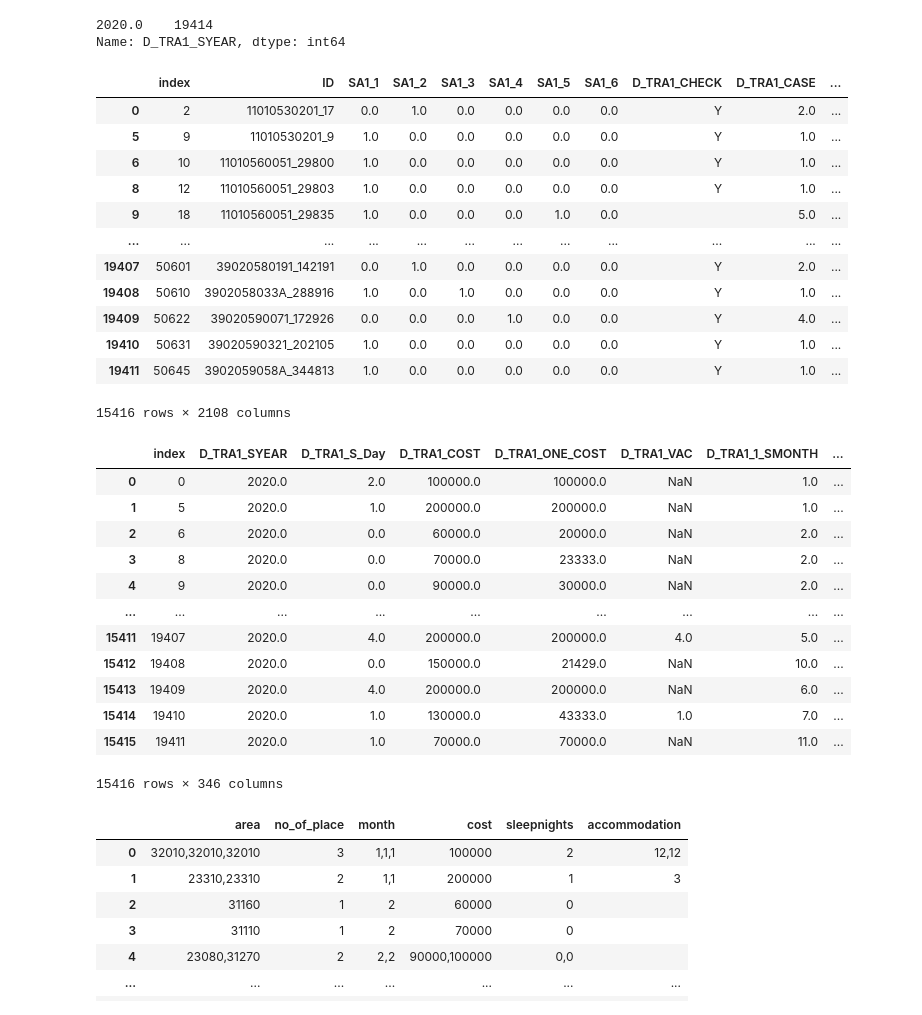
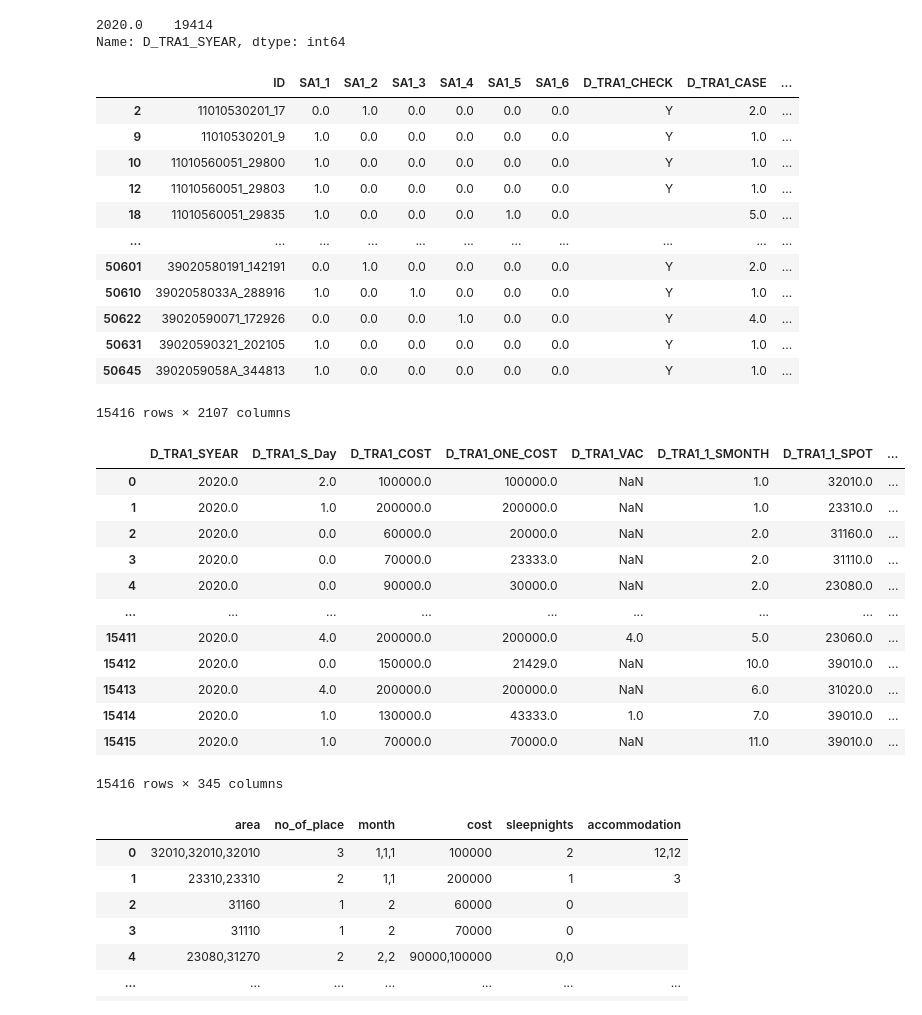
Before and after one commit to syshin0116/Dacon-Basic-Chuseok-Gift-Demand-Prediction-AI-Competition, a Jupyter notebook: 문화체육관광부/국내여행_전처리_정리.ipynb, the cells around one changed output. Cells and saved outputs as stored; diff of their text form; code cells hidden in the pictures.

```diff
--- a/문화체육관광부/국내여행_전처리_정리.ipynb
+++ b/문화체육관광부/국내여행_전처리_정리.ipynb
@@ -47,6 +47,6 @@ df.shape ## shape 확인
 (50710, 2107)
 # %%
 ##input 년도에 여행한 사람만 추출하기 전 확인
-year = int(input("년도입력:"))
+year = 2020 ##년도
 df.iloc[50:100,1:15][df['D_TRA1_SYEAR']==year]
 # %% [output]
@@ -85,19 +83,19 @@ df = df[(df['SA1_1']!=0) | (df['SA1_2']!=0.0) | (df['SA1_4']!=0)]
 df = df[(df['A12']>=3) & (df['A13']>=3)]
 df
 # %% [output]
-|  | index | ID | SA1_1 | SA1_2 | SA1_3 | SA1_4 | SA1_5 | SA1_6 | D_TRA1_CHECK | D_TRA1_CASE | ... |
-| 0 | 2 | 11010530201_17 | 0.0 | 1.0 | 0.0 | 0.0 | 0.0 | 0.0 | Y | 2.0 | ... |
-| 5 | 9 | 11010530201_9 | 1.0 | 0.0 | 0.0 | 0.0 | 0.0 | 0.0 | Y | 1.0 | ... |
-| 6 | 10 | 11010560051_29800 | 1.0 | 0.0 | 0.0 | 0.0 | 0.0 | 0.0 | Y | 1.0 | ... |
-| 8 | 12 | 11010560051_29803 | 1.0 | 0.0 | 0.0 | 0.0 | 0.0 | 0.0 | Y | 1.0 | ... |
-| 9 | 18 | 11010560051_29835 | 1.0 | 0.0 | 0.0 | 0.0 | 1.0 | 0.0 |  | 5.0 | ... |
-| ... | ... | ... | ... | ... | ... | ... | ... | ... | ... | ... | ... |
-| 19407 | 50601 | 39020580191_142191 | 0.0 | 1.0 | 0.0 | 0.0 | 0.0 | 0.0 | Y | 2.0 | ... |
-| 19408 | 50610 | 3902058033A_288916 | 1.0 | 0.0 | 1.0 | 0.0 | 0.0 | 0.0 | Y | 1.0 | ... |
-| 19409 | 50622 | 39020590071_172926 | 0.0 | 0.0 | 0.0 | 1.0 | 0.0 | 0.0 | Y | 4.0 | ... |
-| 19410 | 50631 | 39020590321_202105 | 1.0 | 0.0 | 0.0 | 0.0 | 0.0 | 0.0 | Y | 1.0 | ... |
-| 19411 | 50645 | 3902059058A_344813 | 1.0 | 0.0 | 0.0 | 0.0 | 0.0 | 0.0 | Y | 1.0 | ... |
+|  | ID | SA1_1 | SA1_2 | SA1_3 | SA1_4 | SA1_5 | SA1_6 | D_TRA1_CHECK | D_TRA1_CASE | ... |
+| 2 | 11010530201_17 | 0.0 | 1.0 | 0.0 | 0.0 | 0.0 | 0.0 | Y | 2.0 | ... |
+| 9 | 11010530201_9 | 1.0 | 0.0 | 0.0 | 0.0 | 0.0 | 0.0 | Y | 1.0 | ... |
+| 10 | 11010560051_29800 | 1.0 | 0.0 | 0.0 | 0.0 | 0.0 | 0.0 | Y | 1.0 | ... |
+| 12 | 11010560051_29803 | 1.0 | 0.0 | 0.0 | 0.0 | 0.0 | 0.0 | Y | 1.0 | ... |
+| 18 | 11010560051_29835 | 1.0 | 0.0 | 0.0 | 0.0 | 1.0 | 0.0 |  | 5.0 | ... |
+| ... | ... | ... | ... | ... | ... | ... | ... | ... | ... | ... |
+| 50601 | 39020580191_142191 | 0.0 | 1.0 | 0.0 | 0.0 | 0.0 | 0.0 | Y | 2.0 | ... |
+| 50610 | 3902058033A_288916 | 1.0 | 0.0 | 1.0 | 0.0 | 0.0 | 0.0 | Y | 1.0 | ... |
+| 50622 | 39020590071_172926 | 0.0 | 0.0 | 0.0 | 1.0 | 0.0 | 0.0 | Y | 4.0 | ... |
+| 50631 | 39020590321_202105 | 1.0 | 0.0 | 0.0 | 0.0 | 0.0 | 0.0 | Y | 1.0 | ... |
+| 50645 | 3902059058A_344813 | 1.0 | 0.0 | 0.0 | 0.0 | 0.0 | 0.0 | Y | 1.0 | ... |
-15416 rows × 2108 columns
+15416 rows × 2107 columns
 # %%
 ## 1차 필요컬럼
 columns_list = [
@@ -451,19 +449,20 @@ columns_list = [
 # %%
 df = df[columns_list]
 # %%
-df = df.reset_index()
+df.reset_index(inplace=True)
+del df['index']
 df
 # %% [output]
-|  | index | D_TRA1_SYEAR | D_TRA1_S_Day | D_TRA1_COST | D_TRA1_ONE_COST | D_TRA1_VAC | D_TRA1_1_SMONTH | ... |
-| 0 | 0 | 2020.0 | 2.0 | 100000.0 | 100000.0 | NaN | 1.0 | ... |
-| 1 | 5 | 2020.0 | 1.0 | 200000.0 | 200000.0 | NaN | 1.0 | ... |
-| 2 | 6 | 2020.0 | 0.0 | 60000.0 | 20000.0 | NaN | 2.0 | ... |
-| 3 | 8 | 2020.0 | 0.0 | 70000.0 | 23333.0 | NaN | 2.0 | ... |
-| 4 | 9 | 2020.0 | 0.0 | 90000.0 | 30000.0 | NaN | 2.0 | ... |
+|  | D_TRA1_SYEAR | D_TRA1_S_Day | D_TRA1_COST | D_TRA1_ONE_COST | D_TRA1_VAC | D_TRA1_1_SMONTH | D_TRA1_1_SPOT | ... |
+| 0 | 2020.0 | 2.0 | 100000.0 | 100000.0 | NaN | 1.0 | 32010.0 | ... |
+| 1 | 2020.0 | 1.0 | 200000.0 | 200000.0 | NaN | 1.0 | 23310.0 | ... |
+| 2 | 2020.0 | 0.0 | 60000.0 | 20000.0 | NaN | 2.0 | 31160.0 | ... |
+| 3 | 2020.0 | 0.0 | 70000.0 | 23333.0 | NaN | 2.0 | 31110.0 | ... |
+| 4 | 2020.0 | 0.0 | 90000.0 | 30000.0 | NaN | 2.0 | 23080.0 | ... |
 | ... | ... | ... | ... | ... | ... | ... | ... | ... |
-| 15411 | 19407 | 2020.0 | 4.0 | 200000.0 | 200000.0 | 4.0 | 5.0 | ... |
-| 15412 | 19408 | 2020.0 | 0.0 | 150000.0 | 21429.0 | NaN | 10.0 | ... |
-| 15413 | 19409 | 2020.0 | 4.0 | 200000.0 | 200000.0 | NaN | 6.0 | ... |
-| 15414 | 19410 | 2020.0 | 1.0 | 130000.0 | 43333.0 | 1.0 | 7.0 | ... |
-| 15415 | 19411 | 2020.0 | 1.0 | 70000.0 | 70000.0 | NaN | 11.0 | ... |
+| 15411 | 2020.0 | 4.0 | 200000.0 | 200000.0 | 4.0 | 5.0 | 23060.0 | ... |
+| 15412 | 2020.0 | 0.0 | 150000.0 | 21429.0 | NaN | 10.0 | 39010.0 | ... |
+| 15413 | 2020.0 | 4.0 | 200000.0 | 200000.0 | NaN | 6.0 | 31020.0 | ... |
+| 15414 | 2020.0 | 1.0 | 130000.0 | 43333.0 | 1.0 | 7.0 | 39010.0 | ... |
+| 15415 | 2020.0 | 1.0 | 70000.0 | 70000.0 | NaN | 11.0 | 39010.0 | ... |
-15416 rows × 346 columns
+15416 rows × 345 columns
```
Also changed, not shown: parts of 38 cells of this notebook, 17 other files.
